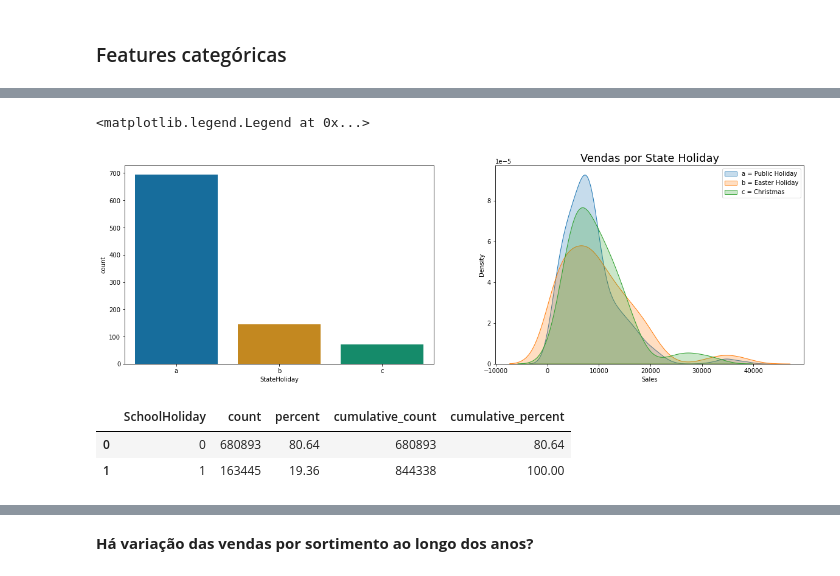
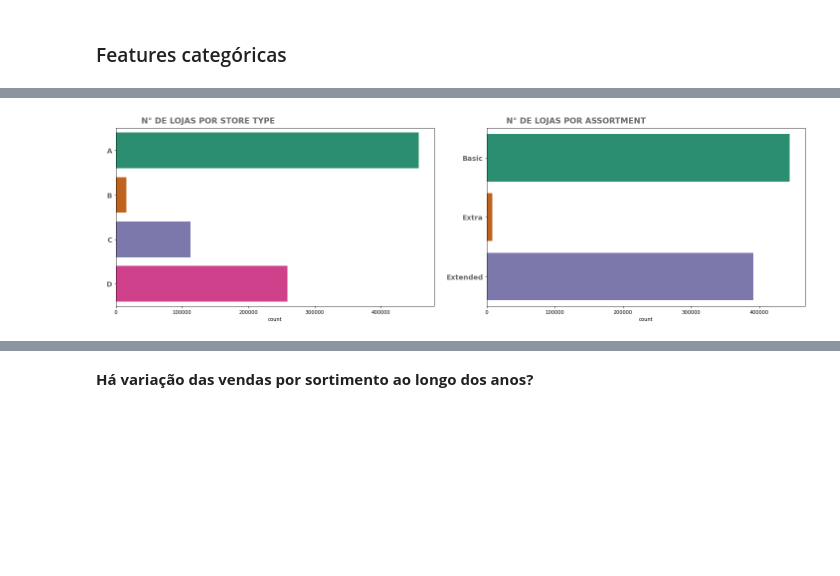
Before and after one commit to LidAlmeida/rossmann_prediction, a Jupyter notebook: notebooks/0.1-exploratory-data-analysis-rossmann.ipynb, the cells around one changed output, grey strips where cells are left out. Saved outputs shown, nothing was run; the diff lists cells and outputs as text; code cells hidden in the pictures; blank space fills up the shorter version.

Commit message:
Exploratory Data Analysis part 3 and data split

```diff
--- a/notebooks/0.1-exploratory-data-analysis-rossmann.ipynb
+++ b/notebooks/0.1-exploratory-data-analysis-rossmann.ipynb
@@ -252,3 +256,10 @@ df1['WeekOfYear'] = df1['Date'].dt.isocalendar().week
 
 # Year Week
 df1['YearWeek'] = df1['Date'].dt.strftime('%Y-%W')
+
+# Dicionário com as estações do ano na Alemanha
+seasons = {1: 'Winter', 2: 'Winter', 3: 'Spring', 4: 'Spring', 5: 'Spring',
+           6: 'Summer', 7: 'Summer', 8: 'Summer', 9: 'Fall', 10: 'Fall', 11: 'Fall', 12: 'Winter'}
+
+# Criação da coluna 'Season' com base na coluna 'Month'
+df1['Season'] = df1['Month'].map(seasons)
@@ -320,4 +341,6 @@ df1[['Open', 'StoreType', 'Assortment', 'Sales', 'Customers']
-# %%
-# Filtragem
-df1 =  df_raw.loc[(df_raw['Open'] != 0)]
+# %%
+df2 = df1.copy()
+# %%
+# Filtragem
+df2 = df2.loc[(df2['Open'] != 0)]
 # %%
@@ -423,30 +503,25 @@ df1.stb.freq(['StateHoliday'])
 # %%
 fig, (ax0, ax1) = plt.subplots(nrows=1, ncols=2,
                                figsize=(20, 6))
-hollidays = df1[df1['StateHoliday'] != '0']
 
-# StateHoliday
-sns.countplot(hollidays['StateHoliday'], palette='colorblind', ax=ax0)
+# Store Type
+sns.countplot(y='StoreType', data=df2, palette='Dark2',
+              order=['a', 'b', 'c', 'd'], ax=ax0)
+ax0.set_yticklabels(['A', 'B', 'C', 'D'],
+                    fontsize=14, color='dimgrey', fontweight='bold')
+ax0.set_ylabel(' ')
+ax0.set_title('N° DE LOJAS POR STORE TYPE', pad=10,
+              fontsize=16, color='dimgrey', fontweight='bold', ha='right')
 
-# Kde
-sns.kdeplot(df1[df1['StateHoliday'] == 'a']
-            ['Sales'], label='a = Public Holiday', shade=True, ax=ax1)
+# Assortment
+sns.countplot(y='Assortment', data=df2, palette='Dark2',
+              order=['a', 'b', 'c'], ax=ax1)
+ax1.set_yticklabels(['Basic', 'Extra', 'Extended'],
+                    fontsize=14, color='dimgrey', fontweight='bold')
+ax1.set_ylabel(' ')
+ax1.set_title('N° DE LOJAS POR ASSORTMENT', pad=10,
+              fontsize=16, color='dimgrey', fontweight='bold', ha='right')
 
-sns.kdeplot(df1[df1['StateHoliday'] == 'b']
-            ['Sales'], label='b = Easter Holiday', shade=True, ax=ax1)
-
-sns.kdeplot(df1[df1['StateHoliday'] == 'c']
-            ['Sales'], label='c = Christmas', shade=True, ax=ax1);
-ax1.set_title('Vendas por State Holiday', fontsize=18)
-ax1.legend()
+fig.tight_layout()
 # %% [output]
-<matplotlib.legend.Legend at 0x...>
-[figure, old version]
+[figure, new version]
-# %%
-# SchoolHoliday pode assumir os seguintes valores:
-# 0= não ou 1= sim
-df1.stb.freq(['SchoolHoliday'])
-# %% [output]
-|  | SchoolHoliday | count | percent | cumulative_count | cumulative_percent |
-| 0 | 0 | 680893 | 80.64 | 680893 | 80.64 |
-| 1 | 1 | 163445 | 19.36 | 844338 | 100.00 |
```
Also changed, not shown: parts of 72 cells of this notebook, 1 other file.
